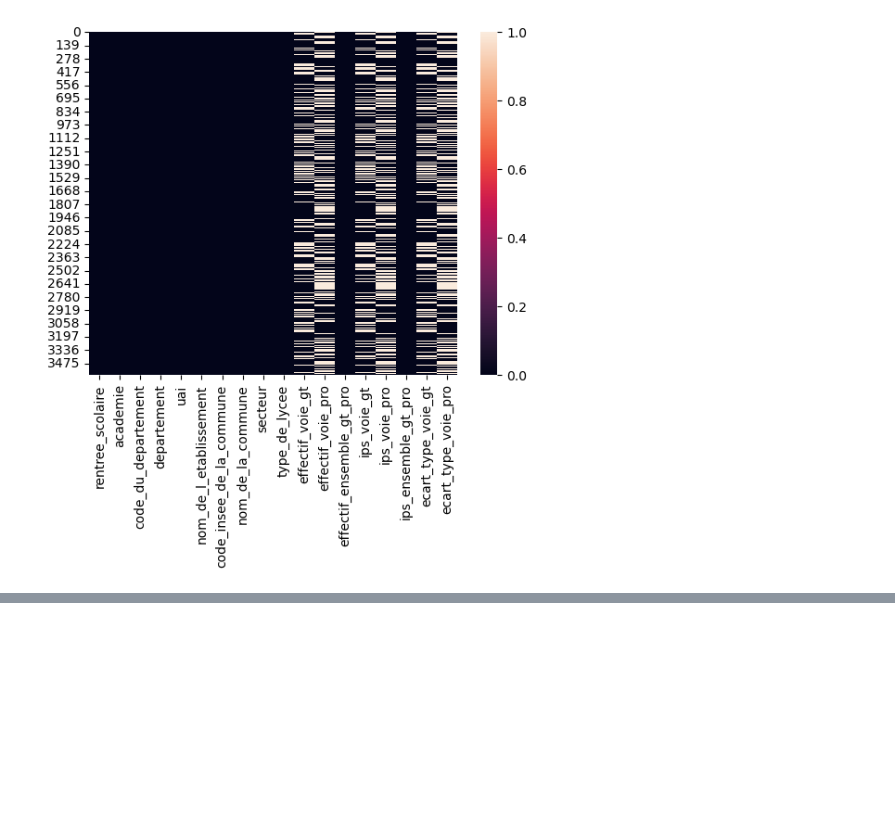
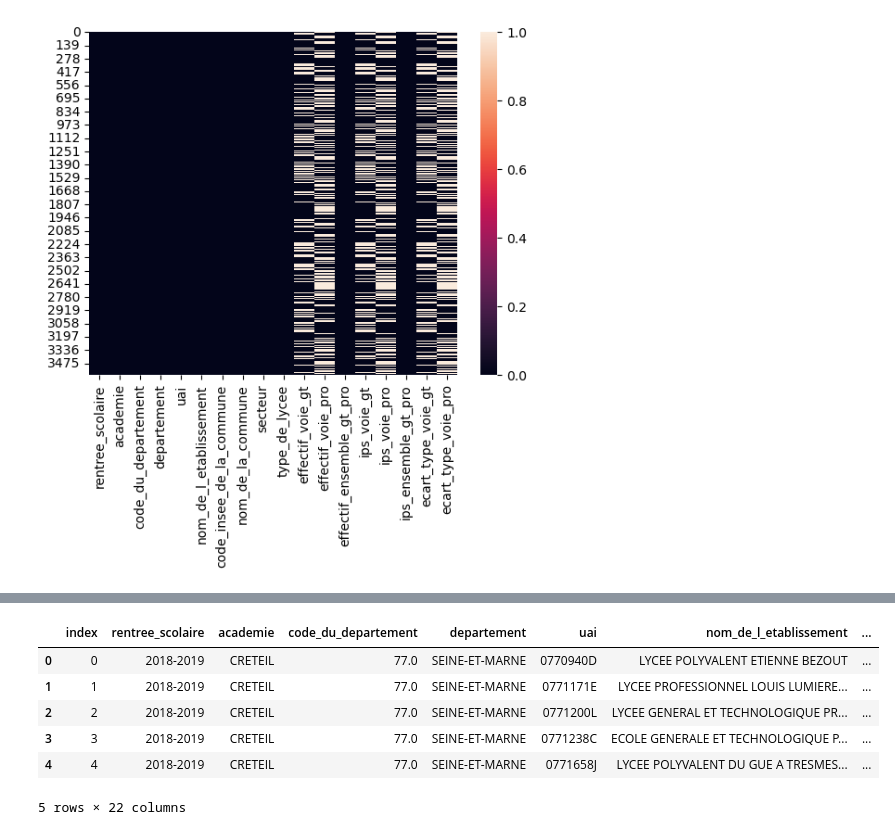
Before and after one commit to Nemesis81/PrezJedah, a Jupyter notebook: cleaningscripte/cleaning_Lycee.ipynb, the cells around one changed output, grey strips where cells are left out. Saved outputs shown, nothing was run; the diff lists cells and outputs as text; code cells hidden in the pictures; blank space fills up the shorter version.

```diff
--- a/cleaningscripte/cleaning_Lycee.ipynb
+++ b/cleaningscripte/cleaning_Lycee.ipynb
@@ -353,0 +394,13 @@ df_fin = pd.concat([df1 ,df2], axis=0)
+# %%
+# creation INDEX unique Etablissement / Année
+df_1623['UniqueIndex'] = df_1623['uai'] + df_1623['annee_diplome'].astype('str')
+# %%
+df_1623.head()
+# %% [output]
+|  | index | rentree_scolaire | academie | code_du_departement | departement | uai | nom_de_l_etablissement | ... |
+| 0 | 0 | 2018-2019 | CRETEIL | 77.0 | SEINE-ET-MARNE | 0770940D | LYCEE POLYVALENT ETIENNE BEZOUT | ... |
+| 1 | 1 | 2018-2019 | CRETEIL | 77.0 | SEINE-ET-MARNE | 0771171E | LYCEE PROFESSIONNEL LOUIS LUMIERE... | ... |
+| 2 | 2 | 2018-2019 | CRETEIL | 77.0 | SEINE-ET-MARNE | 0771200L | LYCEE GENERAL ET TECHNOLOGIQUE PR... | ... |
+| 3 | 3 | 2018-2019 | CRETEIL | 77.0 | SEINE-ET-MARNE | 0771238C | ECOLE GENERALE ET TECHNOLOGIQUE P... | ... |
+| 4 | 4 | 2018-2019 | CRETEIL | 77.0 | SEINE-ET-MARNE | 0771658J | LYCEE POLYVALENT DU GUE A TRESMES... | ... |
+5 rows × 22 columns
```
Also changed, not shown: parts of 26 cells of this notebook, 3 other files.
